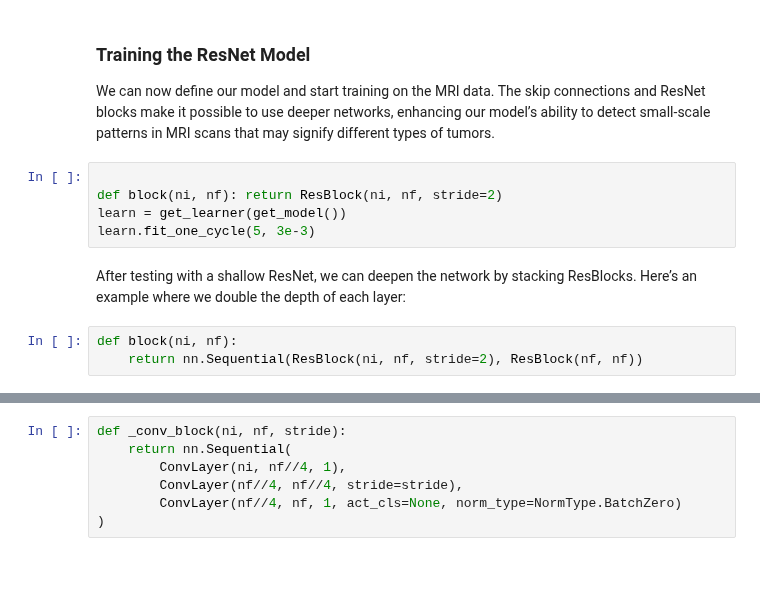
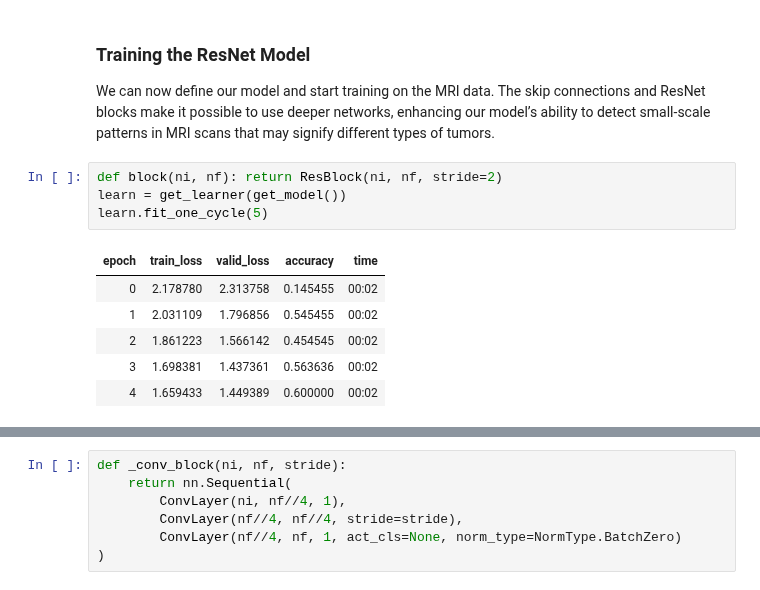
Before and after one commit to bmandracchia/ML4BD, a Jupyter notebook: chapters/27_resnet2.ipynb, the cells around one changed output, grey strips where cells are left out. Drawn from its saved outputs; the diff is of its cells as text.

```diff
--- a/chapters/27_resnet2.ipynb
+++ b/chapters/27_resnet2.ipynb
@@ -102,15 +133,14 @@ class ResBlock(Module):
 
 We can now define our model and start training on the MRI data. The skip connections and ResNet blocks make it possible to use deeper networks, enhancing our model’s ability to detect small-scale patterns in MRI scans that may signify different types of tumors.
 # %%
-
 def block(ni, nf): return ResBlock(ni, nf, stride=2)
 learn = get_learner(get_model())
-learn.fit_one_cycle(5, 3e-3)
+learn.fit_one_cycle(5)
+# %% [output]
+| epoch | train_loss | valid_loss | accuracy | time |
+| 0 | 2.178780 | 2.313758 | 0.145455 | 00:02 |
+| 1 | 2.031109 | 1.796856 | 0.545455 | 00:02 |
+| 2 | 1.861223 | 1.566142 | 0.454545 | 00:02 |
+| 3 | 1.698381 | 1.437361 | 0.563636 | 00:02 |
+| 4 | 1.659433 | 1.449389 | 0.600000 | 00:02 |
-# %% [markdown]
-
-
-After testing with a shallow ResNet, we can deepen the network by stacking ResBlocks. Here’s an example where we double the depth of each layer:
-# %%
-def block(ni, nf):
-    return nn.Sequential(ResBlock(ni, nf, stride=2), ResBlock(nf, nf))
 # %% [markdown]
```
Also changed, not shown: parts of 24 cells of this notebook, 17 other files.
